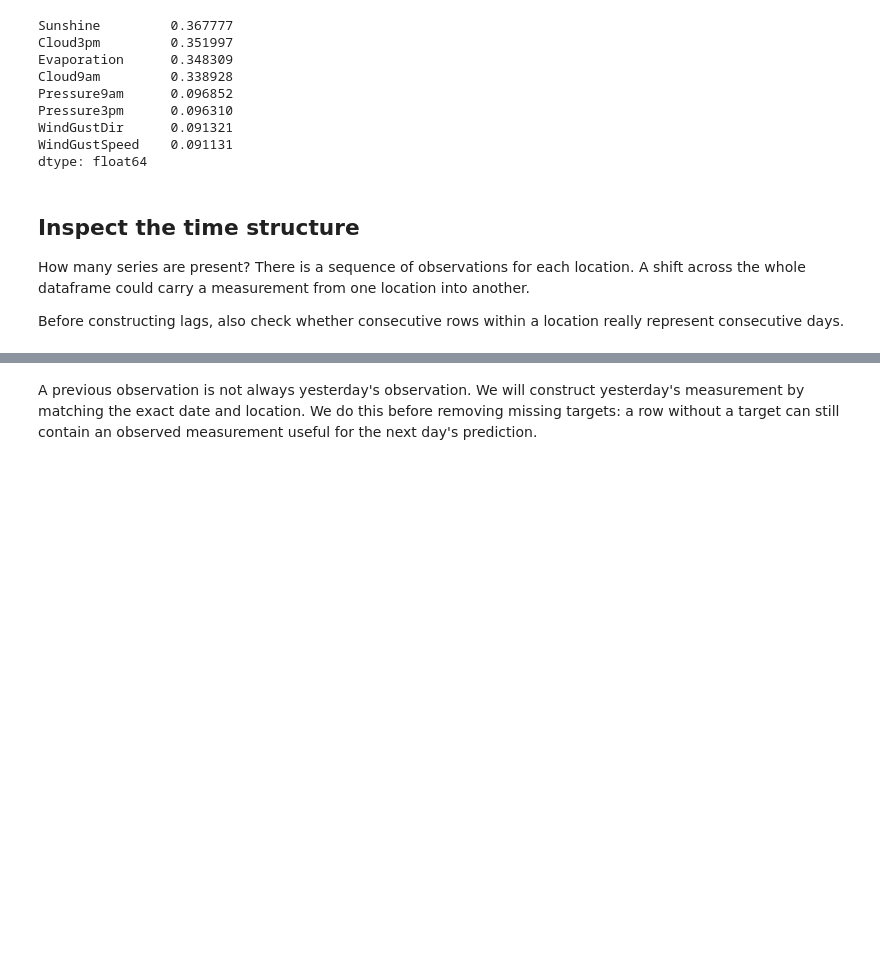
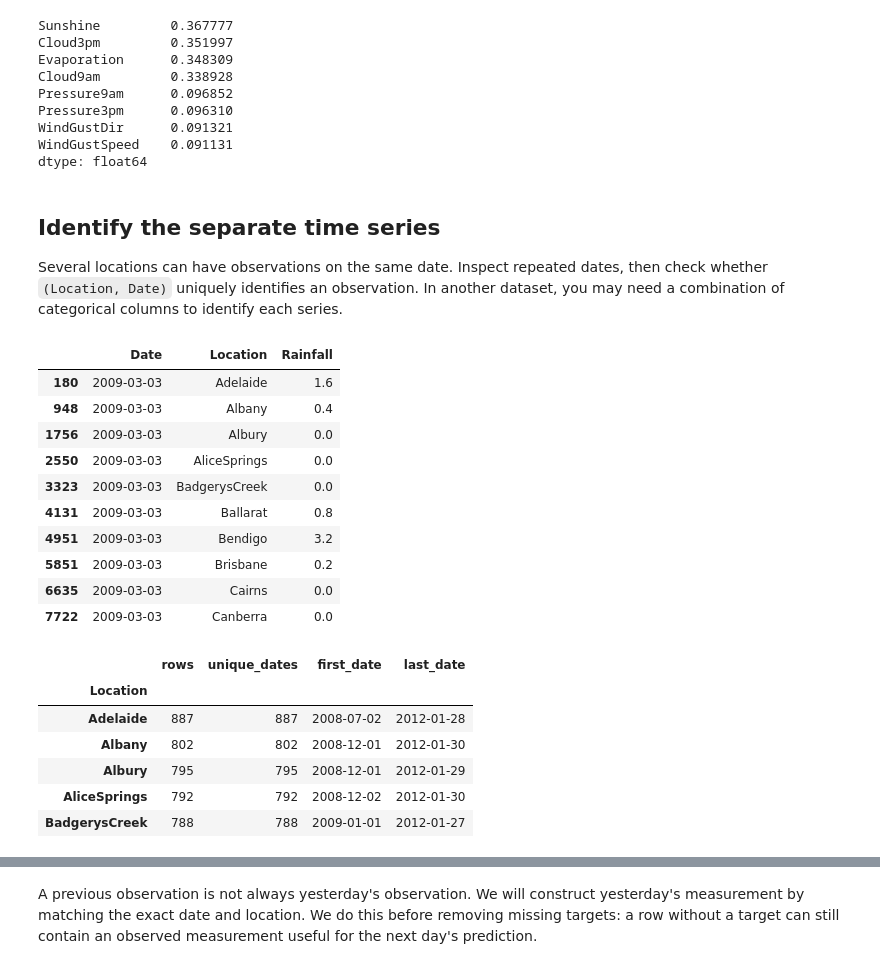
Before and after one commit to UBC-CS/cpsc330-2026W1, a Jupyter notebook: content/classes/varada/lecture-19-time-series-demo.ipynb, the cells around one changed output, grey strips where cells are left out. Saved outputs shown, nothing was run; the diff lists cells and outputs as text; code cells hidden in the pictures; blank space fills up the shorter version.

```diff
--- a/content/classes/varada/lecture-19-time-series-demo.ipynb
+++ b/content/classes/varada/lecture-19-time-series-demo.ipynb
@@ -60,8 +63,33 @@ WindGustDir      0.091321
 WindGustSpeed    0.091131
 dtype: float64
 # %% [markdown]
-## Inspect the time structure
+## Identify the separate time series
 
-How many series are present? There is a sequence of observations for each location. A shift across the whole dataframe could carry a measurement from one location into another.
-
-Before constructing lags, also check whether consecutive rows within a location really represent consecutive days.
+Several locations can have observations on the same date. Inspect repeated dates, then check whether `(Location, Date)` uniquely identifies an observation. In another dataset, you may need a combination of categorical columns to identify each series.
+# %%
+first_date = rain["Date"].value_counts().idxmax()
+display(rain.loc[rain["Date"].eq(first_date), ["Date", "Location", "Rainfall"]].head(10))
+series_summary = rain.groupby("Location").agg(
+    rows=("Date", "size"), unique_dates=("Date", "nunique"),
+    first_date=("Date", "min"), last_date=("Date", "max"))
+display(series_summary.head())
+assert series_summary["rows"].eq(series_summary["unique_dates"]).all()
+# %% [output]
+|  | Date | Location | Rainfall |
+| 180 | 2009-03-03 | Adelaide | 1.6 |
+| 948 | 2009-03-03 | Albany | 0.4 |
+| 1756 | 2009-03-03 | Albury | 0.0 |
+| 2550 | 2009-03-03 | AliceSprings | 0.0 |
+| 3323 | 2009-03-03 | BadgerysCreek | 0.0 |
+| 4131 | 2009-03-03 | Ballarat | 0.8 |
+| 4951 | 2009-03-03 | Bendigo | 3.2 |
+| 5851 | 2009-03-03 | Brisbane | 0.2 |
+| 6635 | 2009-03-03 | Cairns | 0.0 |
+| 7722 | 2009-03-03 | Canberra | 0.0 |
+|  | rows | unique_dates | first_date | last_date |
+| Location |  |  |  |  |
+| Adelaide | 887 | 887 | 2008-07-02 | 2012-01-28 |
+| Albany | 802 | 802 | 2008-12-01 | 2012-01-30 |
+| Albury | 795 | 795 | 2008-12-01 | 2012-01-29 |
+| AliceSprings | 792 | 792 | 2008-12-02 | 2012-01-30 |
+| BadgerysCreek | 788 | 788 | 2009-01-01 | 2012-01-27 |
```
Also changed, not shown: parts of 16 cells of this notebook.
